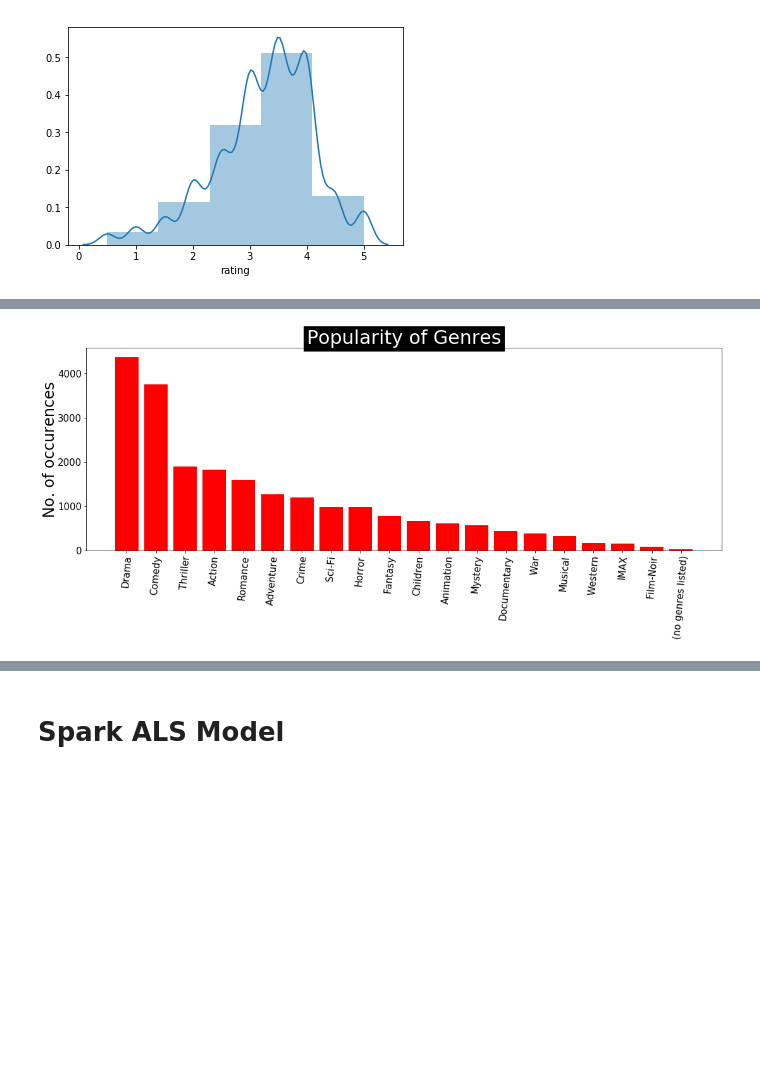
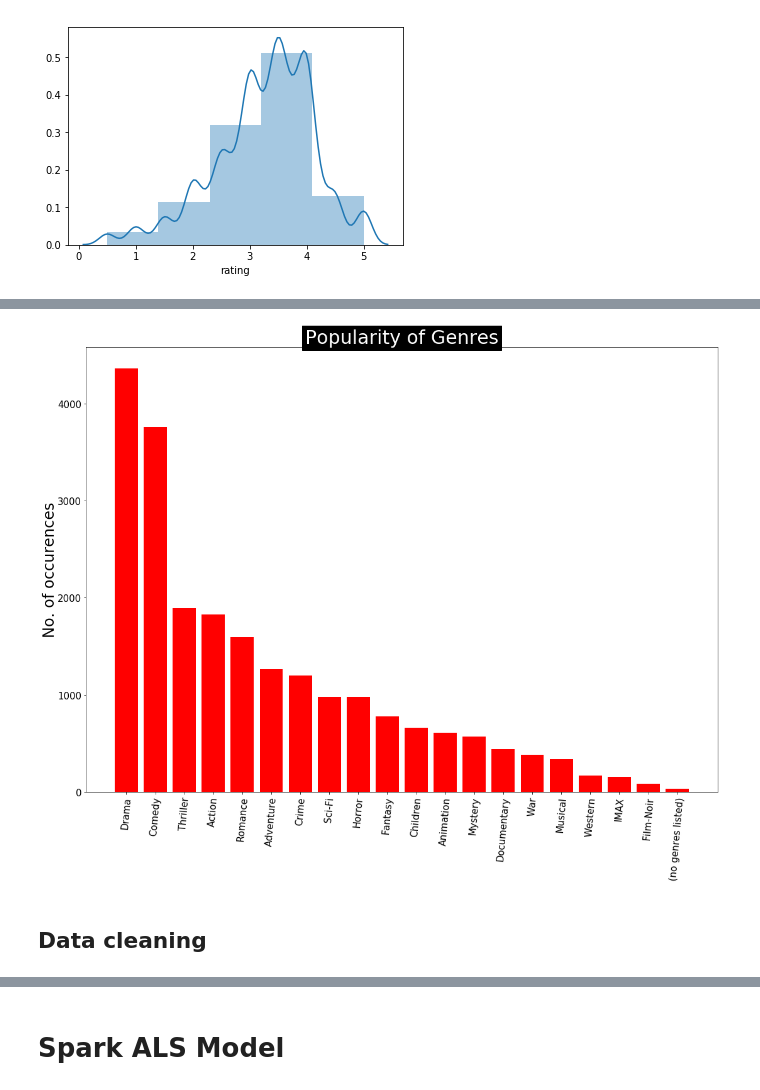
Before and after one commit to aabrahamson3/movie-rec, a Jupyter notebook: notebooks/exploratory/movies_ratings.ipynb, the cells around one changed output, grey strips where cells are left out. Saved outputs shown, nothing was run; the diff lists cells and outputs as text; code cells hidden in the pictures; blank space fills up the shorter version.

Commit message:
add genre_occurences.png and clean code

```diff
--- a/notebooks/exploratory/movies_ratings.ipynb
+++ b/notebooks/exploratory/movies_ratings.ipynb
@@ -92,16 +98,17 @@ plt.show()
 # %%
 # lets display the same result in the histogram
 fig = plt.figure(1, figsize=(18,13))
-ax2 = fig.add_subplot(2,1,2)
+ax2 = fig.add_subplot(1,1,1)
 y_axis = [i[1] for i in trunc_occurences]
 x_axis = [k for k,i in enumerate(trunc_occurences)]
 x_label = [i[0] for i in trunc_occurences]
 plt.xticks(rotation=85, fontsize = 15)
 plt.yticks(fontsize = 15)
 plt.xticks(x_axis, x_label)
 plt.ylabel("No. of occurences", fontsize = 24, labelpad = 0)
 ax2.bar(x_axis, y_axis, align = 'center', color='r')
 plt.title("Popularity of Genres",bbox={'facecolor':'k', 'pad':5},color='w',fontsize = 30)
-plt.show()
+plt.show();
+# fig.savefig('../../src/visualization/genre_occurences.png')
 # %% [output]
-[figure, old version]
+[figure, new version]
@@ -109,0 +115,2 @@ plt.show()
+# %% [markdown]
+## Data cleaning
```
Also changed, not shown: parts of 73 cells of this notebook, 1 other file.
